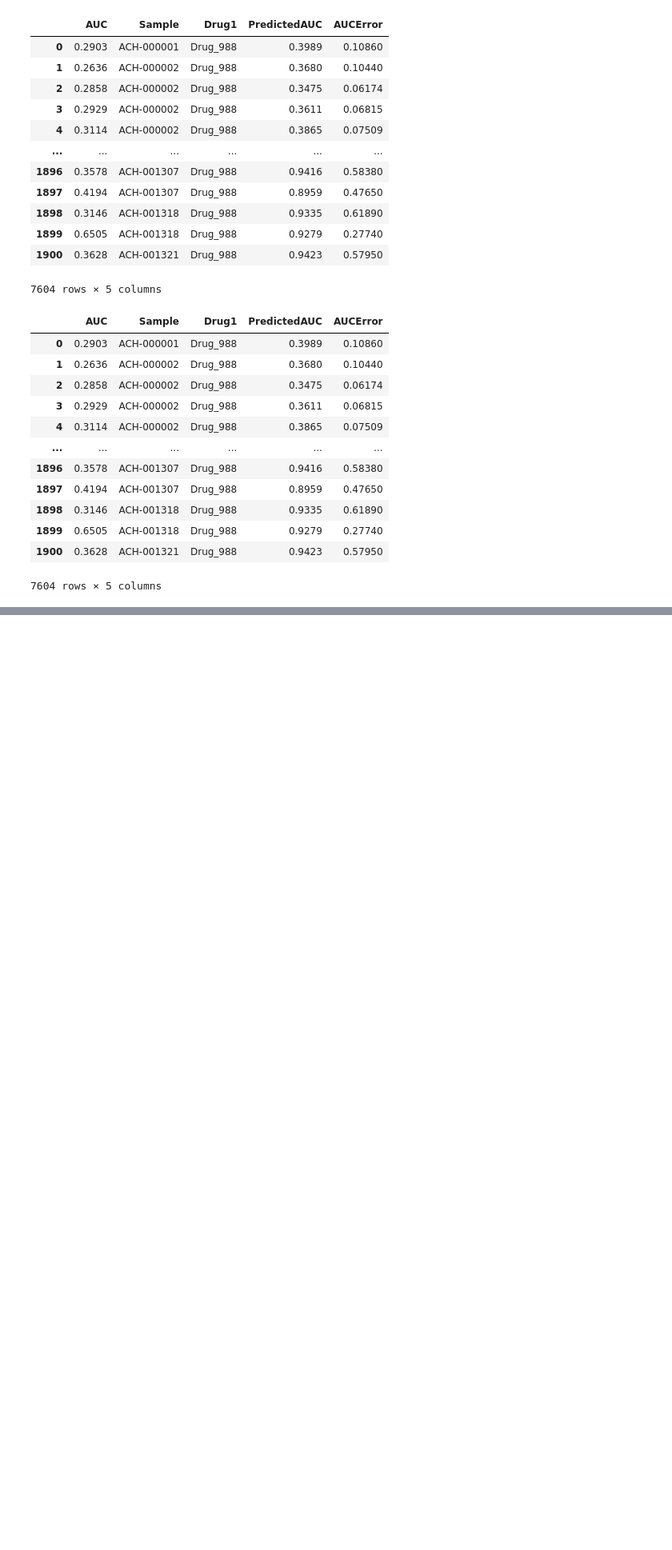
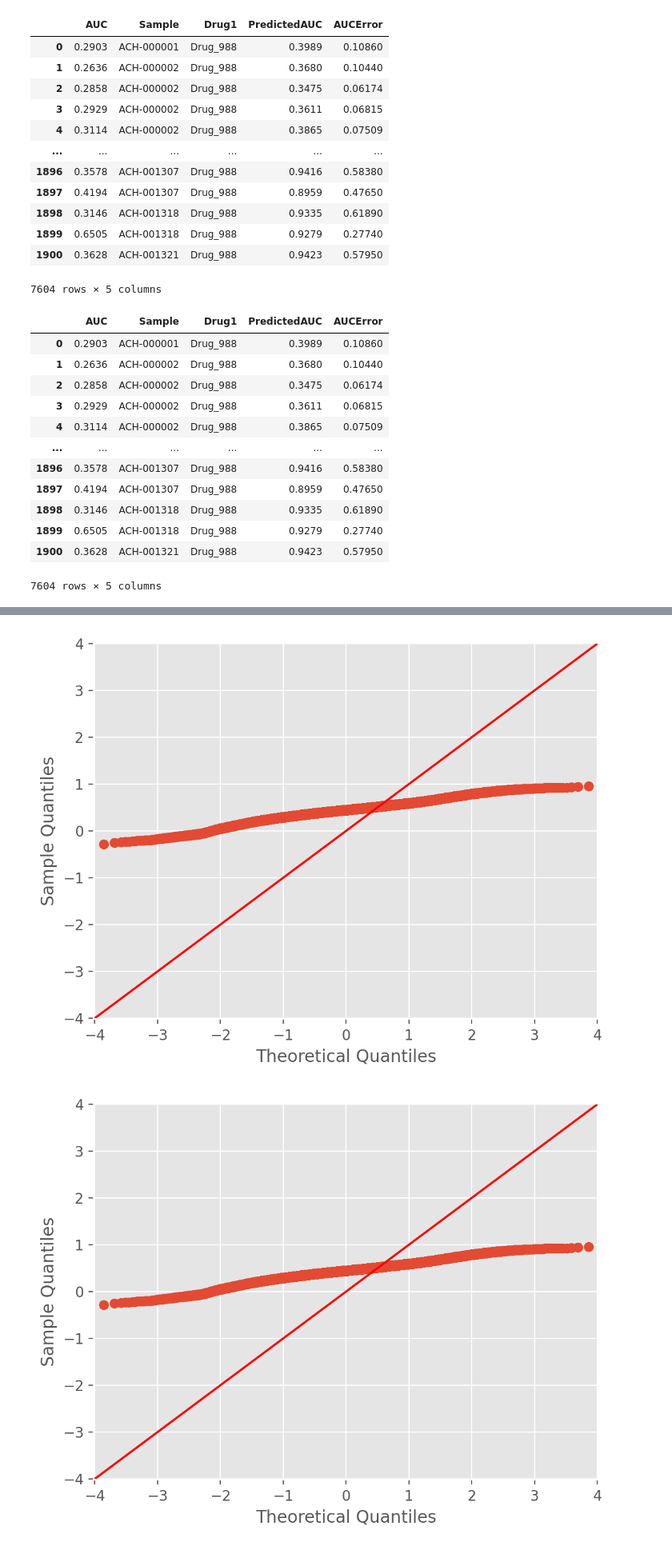
Before and after one commit to jakegwinn/argonne, a Jupyter notebook: data_analysis_logs_288.ipynb, the cells around one changed output, grey strips where cells are left out. Shown at 80% size. Drawn from its saved outputs; the diff is of its cells as text; code cells hidden in the pictures; blank space fills up the shorter version.

```diff
--- a/data_analysis_logs_288.ipynb
+++ b/data_analysis_logs_288.ipynb
@@ -679,0 +739,5 @@ print(turkey_df[turkey_df["  group2 "] == "Drug_1078"].to_string())
+# %%
+sm.qqplot(drug_dict["Drug_1078"]["AUCError"], line="45")
+# %% [output]
+[figure, added]
+[figure, added]
```
Also changed, not shown: parts of 8 cells of this notebook, 3 other files.
